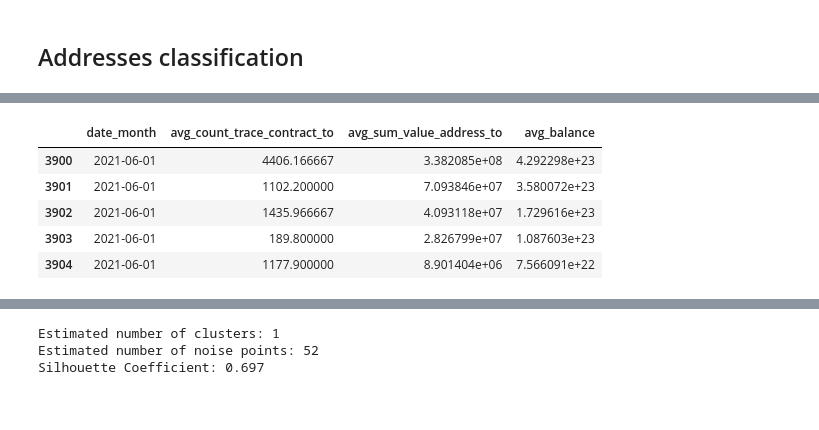
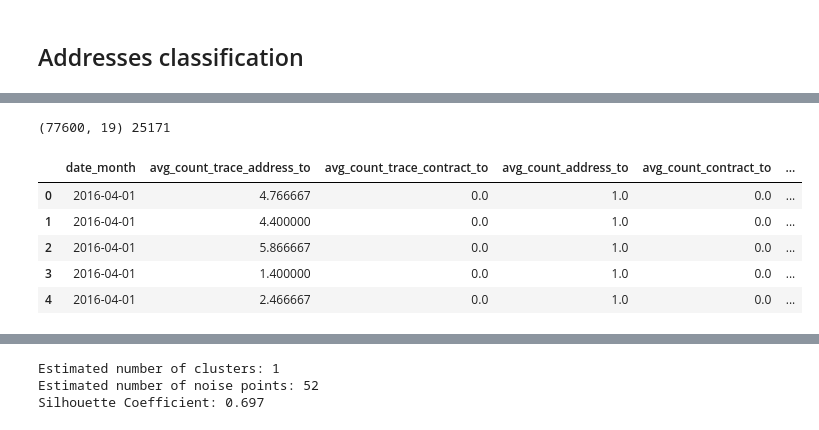
Before and after one commit to frebls/crypto-on-chain, a Jupyter notebook: data_analysis/EDA.ipynb, the cells around one changed output, grey strips where cells are left out. Saved outputs shown, nothing was run; the diff lists cells and outputs as text; code cells hidden in the pictures.

```diff
--- a/data_analysis/EDA.ipynb
+++ b/data_analysis/EDA.ipynb
@@ -487,14 +547,19 @@ address_clustering
+# %%
+address_clustering.head(3)
+print(address_clustering.shape, len(set(address_clustering.address)))
+# %% [output]
+(77600, 19) 25171
 # %%
 import datetime
 
-df = address_clustering.loc[address_clustering.date_month == datetime.date(2021,6,1)
-                            , address_clustering.columns.isin(['date_month', 'avg_count_trace_contract_to', 'avg_sum_value_address_to', 'avg_balance'])]
-# df = address_clustering.loc[:, ~address_clustering.columns.isin(['address', 'nr_days_to', 'nr_days_from', 'rank'])]
+# df = address_clustering.loc[address_clustering.date_month == datetime.date(2021,6,1)
+#                             , address_clustering.columns.isin(['date_month', 'avg_count_trace_contract_to', 'avg_sum_value_address_to', 'avg_balance'])]
+df = address_clustering.loc[:, ~address_clustering.columns.isin(['address', 'nr_days_to', 'nr_days_from'])] #, 'rank'
 df.head()
 # %% [output]
-|  | date_month | avg_count_trace_contract_to | avg_sum_value_address_to | avg_balance |
-| 3900 | 2021-06-01 | 4406.166667 | 3.382085e+08 | 4.292298e+23 |
-| 3901 | 2021-06-01 | 1102.200000 | 7.093846e+07 | 3.580072e+23 |
-| 3902 | 2021-06-01 | 1435.966667 | 4.093118e+07 | 1.729616e+23 |
-| 3903 | 2021-06-01 | 189.800000 | 2.826799e+07 | 1.087603e+23 |
-| 3904 | 2021-06-01 | 1177.900000 | 8.901404e+06 | 7.566091e+22 |
+|  | date_month | avg_count_trace_address_to | avg_count_trace_contract_to | avg_count_address_to | avg_count_contract_to | ... |
+| 0 | 2016-04-01 | 4.766667 | 0.0 | 1.0 | 0.0 | ... |
+| 1 | 2016-04-01 | 4.400000 | 0.0 | 1.0 | 0.0 | ... |
+| 2 | 2016-04-01 | 5.866667 | 0.0 | 1.0 | 0.0 | ... |
+| 3 | 2016-04-01 | 1.400000 | 0.0 | 1.0 | 0.0 | ... |
+| 4 | 2016-04-01 | 2.466667 | 0.0 | 1.0 | 0.0 | ... |
```
Also changed, not shown: parts of 33 cells of this notebook.
